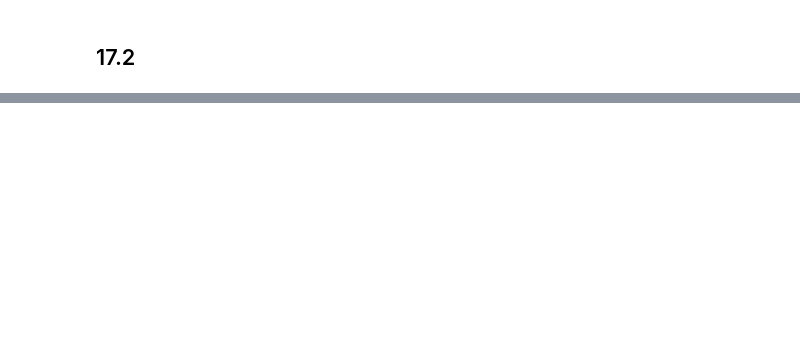
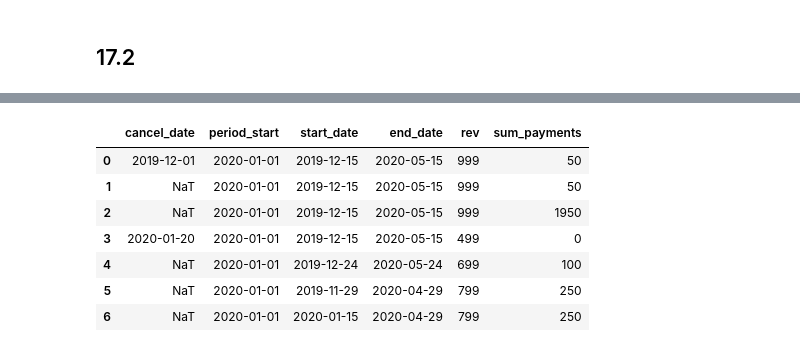
Before and after one commit to pydatawrangler/eda_ref, a Jupyter notebook: book-effective-pandas/effective_pandas_04_chap17-20.ipynb, the cells around one changed output, grey strips where cells are left out. Saved outputs shown, nothing was run; the diff lists cells and outputs as text; code cells hidden in the pictures; blank space fills up the shorter version.

```diff
--- a/book-effective-pandas/effective_pandas_04_chap17.ipynb
+++ b/book-effective-pandas/effective_pandas_04_chap17-20.ipynb
@@ -140,0 +526,25 @@ Text(0.5, 1.0, 'Presidential Ranking')
+# %%
+billing_data = \
+    '''
+cancel_date,period_start,start_date,end_date,rev,sum_payments
+12/1/2019 ,1/1/2020 ,12/15/2019 ,5/15/2020 ,999 ,50
+,1/1/2020 ,12/15/2019 ,5/15/2020 ,999 ,50
+,1/1/2020 ,12/15/2019 ,5/15/2020 ,999 ,1950
+1/20/2020 ,1/1/2020 ,12/15/2019 ,5/15/2020 ,499 ,0
+,1/1/2020 ,12/24/2019 ,5/24/2020 ,699 ,100
+,1/1/2020 ,11/29/2019 ,4/29/2020 ,799 ,250
+,1/1/2020 ,1/15/2020 ,4/29/2020 ,799 ,250
+    '''
+# %%
+bill_df = pd.read_csv(io.StringIO(billing_data),
+                    parse_dates=['cancel_date', 'period_start', 'start_date', 'end_date'])
+bill_df
+# %% [output]
+|  | cancel_date | period_start | start_date | end_date | rev | sum_payments |
+| 0 | 2019-12-01 | 2020-01-01 | 2019-12-15 | 2020-05-15 | 999 | 50 |
+| 1 | NaT | 2020-01-01 | 2019-12-15 | 2020-05-15 | 999 | 50 |
+| 2 | NaT | 2020-01-01 | 2019-12-15 | 2020-05-15 | 999 | 1950 |
+| 3 | 2020-01-20 | 2020-01-01 | 2019-12-15 | 2020-05-15 | 499 | 0 |
+| 4 | NaT | 2020-01-01 | 2019-12-24 | 2020-05-24 | 699 | 100 |
+| 5 | NaT | 2020-01-01 | 2019-11-29 | 2020-04-29 | 799 | 250 |
+| 6 | NaT | 2020-01-01 | 2020-01-15 | 2020-04-29 | 799 | 250 |
```
Also changed, not shown: parts of 37 cells of this notebook, 1 other file.
